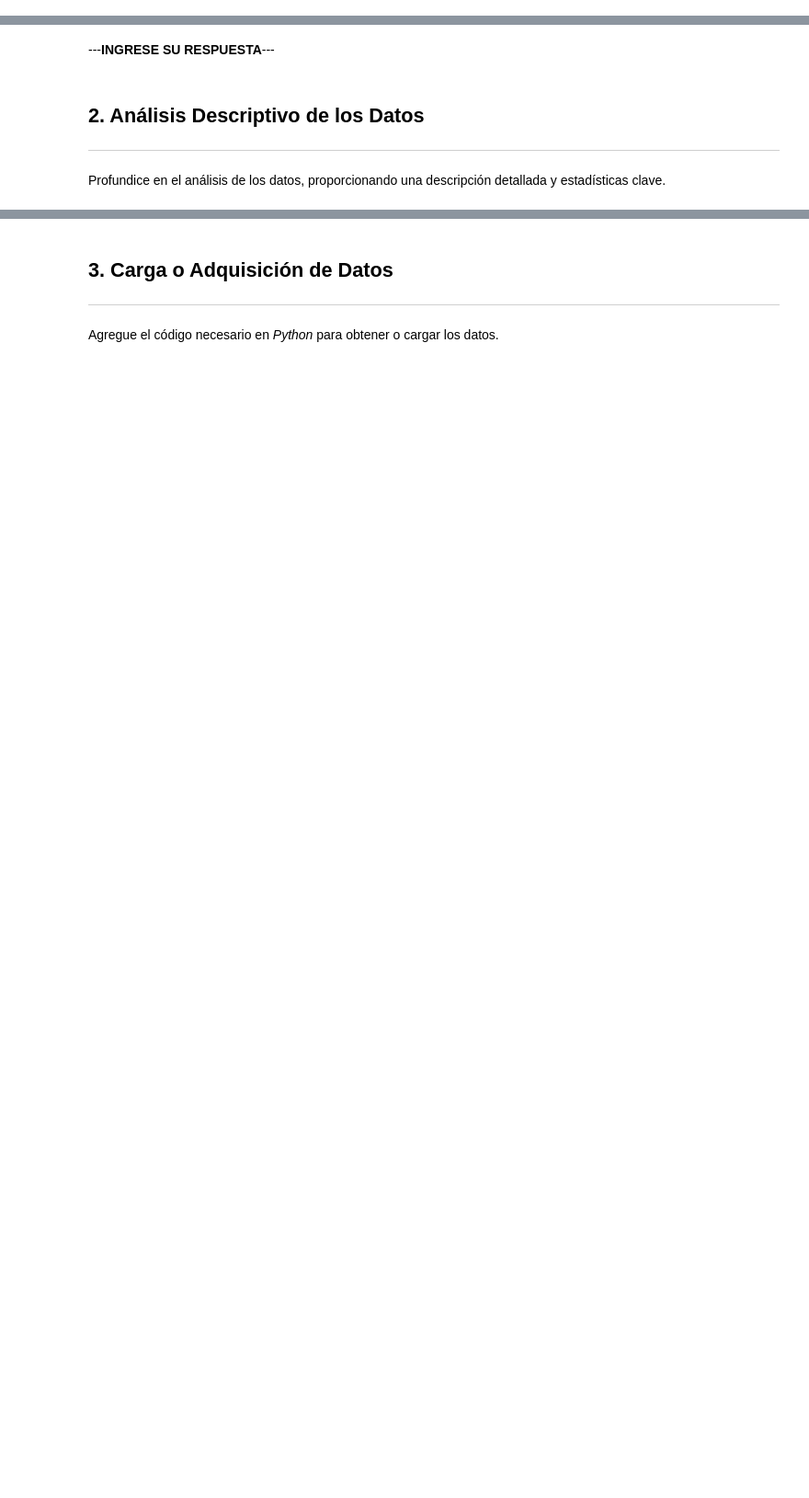
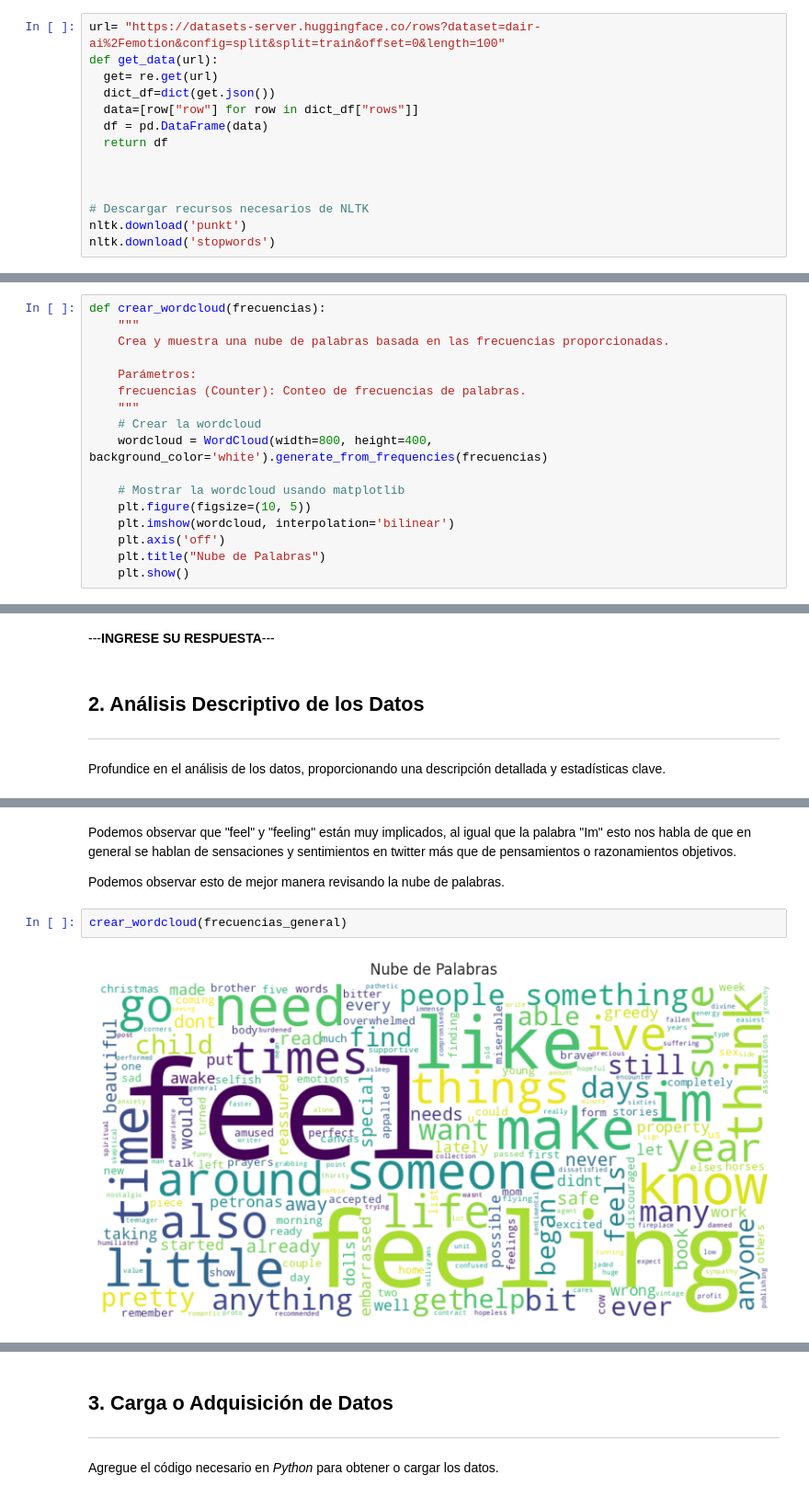
Before and after one commit to Robert-Gomez-AI/HeartFailure, a Jupyter notebook: M3U4_fase_3_Entendimiento_de_los_datos.ipynb, the cells around one changed output, grey strips where cells are left out. Shown at 92% size. Cells and saved outputs as stored; diff of their text form; blank space fills up the shorter version.

```diff
--- a/M3U4_fase_3_Entendimiento_de_los_datos.ipynb
+++ b/M3U4_fase_3_Entendimiento_de_los_datos.ipynb
@@ -22,0 +24,14 @@ df = pd.DataFrame(data)
+# %%
+url= "https://datasets-server.huggingface.co/rows?dataset=dair-ai%2Femotion&config=split&split=train&offset=0&length=100"
+def get_data(url):
+  get= re.get(url)
+  dict_df=dict(get.json())
+  data=[row["row"] for row in dict_df["rows"]]
+  df = pd.DataFrame(data)
+  return df
+
+
+
+# Descargar recursos necesarios de NLTK
+nltk.download('punkt')
+nltk.download('stopwords')
@@ -22,0 +110,17 @@ df = pd.DataFrame(data)
+# %%
+def crear_wordcloud(frecuencias):
+    """
+    Crea y muestra una nube de palabras basada en las frecuencias proporcionadas.
+
+    Parámetros:
+    frecuencias (Counter): Conteo de frecuencias de palabras.
+    """
+    # Crear la wordcloud
+    wordcloud = WordCloud(width=800, height=400, background_color='white').generate_from_frequencies(frecuencias)
+
+    # Mostrar la wordcloud usando matplotlib
+    plt.figure(figsize=(10, 5))
+    plt.imshow(wordcloud, interpolation='bilinear')
+    plt.axis('off')
+    plt.title("Nube de Palabras")
+    plt.show()
@@ -150,0 +252,8 @@ Profundice en el análisis de los datos, proporcionando una descripción detalla
+# %% [markdown]
+Podemos observar que "feel" y "feeling" están muy implicados, al igual que la palabra "Im" esto nos habla de que en general se hablan de sensaciones y sentimientos en twitter más que de pensamientos o razonamientos objetivos.
+
+Podemos observar esto de mejor manera revisando la nube de palabras.
+# %%
+crear_wordcloud(frecuencias_general)
+# %% [output]
+[figure, added]
```
Also changed, not shown: parts of 35 cells of this notebook.
